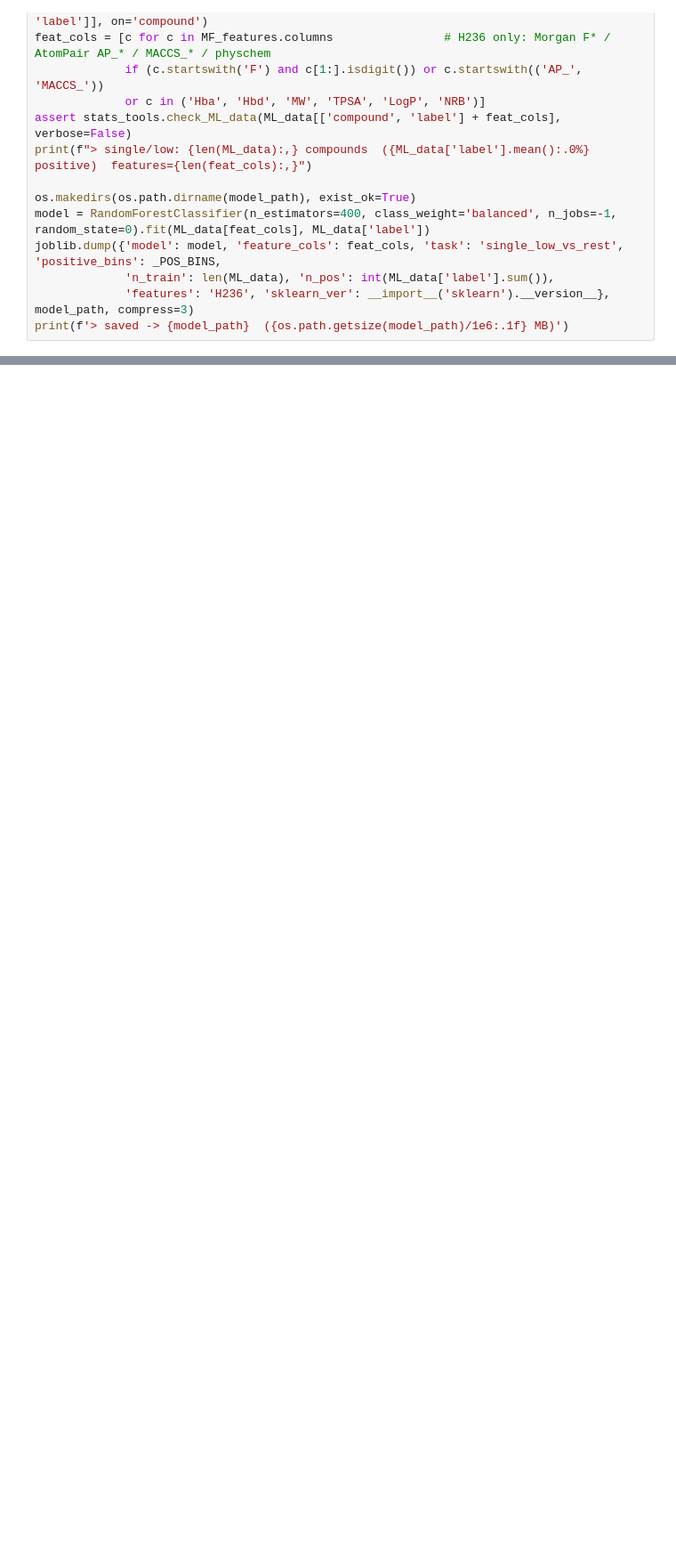
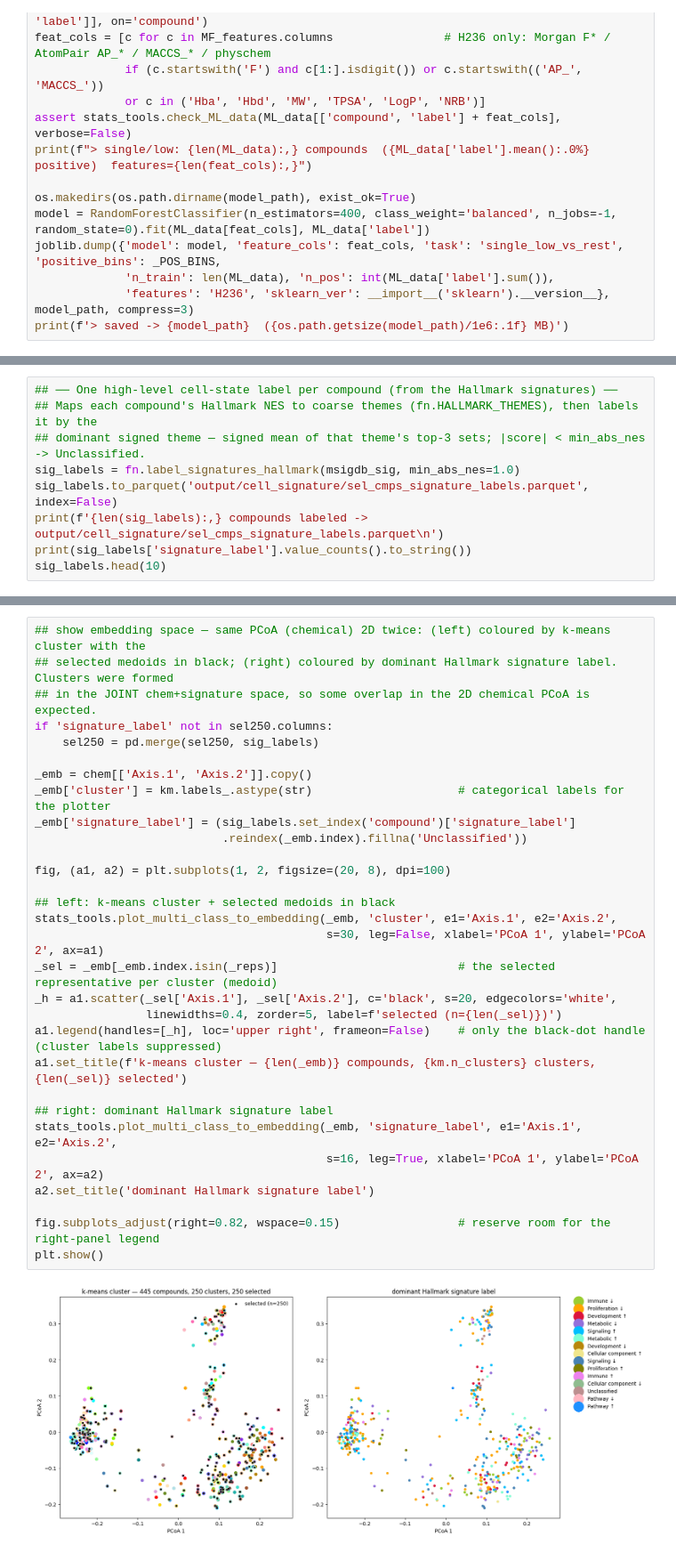
Before and after one commit to gtamo39/MS_ML, a Jupyter notebook: vignettes/MS_TargetML.ipynb, the cells around one changed output, grey strips where cells are left out. Shown at 89% size. Saved outputs shown, nothing was run; the diff lists cells and outputs as text; blank space fills up the shorter version.

Commit message:
PX 250 at 1uM with chemical space

```diff
--- a/vignettes/MS_TargetML.ipynb
+++ b/vignettes/MS_TargetML.ipynb
@@ -2404,0 +2254,9 @@ print(f'> saved -> {model_path}  ({os.path.getsize(model_path)/1e6:.1f} MB)')
+# %%
+## ── One high-level cell-state label per compound (from the Hallmark signatures) ──
+## Maps each compound's Hallmark NES to coarse themes (fn.HALLMARK_THEMES), then labels it by the
+## dominant signed theme — signed mean of that theme's top-3 sets; |score| < min_abs_nes -> Unclassified.
+sig_labels = fn.label_signatures_hallmark(msigdb_sig, min_abs_nes=1.0)
+sig_labels.to_parquet('output/cell_signature/sel_cmps_signature_labels.parquet', index=False)
+print(f'{len(sig_labels):,} compounds labeled -> output/cell_signature/sel_cmps_signature_labels.parquet\n')
+print(sig_labels['signature_label'].value_counts().to_string())
+sig_labels.head(10)
@@ -2404,0 +2371,32 @@ print(f'> saved -> {model_path}  ({os.path.getsize(model_path)/1e6:.1f} MB)')
+# %%
+## show embedding space — same PCoA (chemical) 2D twice: (left) coloured by k-means cluster with the
+## selected medoids in black; (right) coloured by dominant Hallmark signature label. Clusters were formed
+## in the JOINT chem+signature space, so some overlap in the 2D chemical PCoA is expected.
+if 'signature_label' not in sel250.columns:
+    sel250 = pd.merge(sel250, sig_labels)
+
+_emb = chem[['Axis.1', 'Axis.2']].copy()
+_emb['cluster'] = km.labels_.astype(str)                     # categorical labels for the plotter
+_emb['signature_label'] = (sig_labels.set_index('compound')['signature_label']
+                           .reindex(_emb.index).fillna('Unclassified'))
+
+fig, (a1, a2) = plt.subplots(1, 2, figsize=(20, 8), dpi=100)
+
+## left: k-means cluster + selected medoids in black
+stats_tools.plot_multi_class_to_embedding(_emb, 'cluster', e1='Axis.1', e2='Axis.2',
+                                          s=30, leg=False, xlabel='PCoA 1', ylabel='PCoA 2', ax=a1)
+_sel = _emb[_emb.index.isin(_reps)]                          # the selected representative per cluster (medoid)
+_h = a1.scatter(_sel['Axis.1'], _sel['Axis.2'], c='black', s=20, edgecolors='white',
+                linewidths=0.4, zorder=5, label=f'selected (n={len(_sel)})')
+a1.legend(handles=[_h], loc='upper right', frameon=False)    # only the black-dot handle (cluster labels suppressed)
+a1.set_title(f'k-means cluster — {len(_emb)} compounds, {km.n_clusters} clusters, {len(_sel)} selected')
+
+## right: dominant Hallmark signature label
+stats_tools.plot_multi_class_to_embedding(_emb, 'signature_label', e1='Axis.1', e2='Axis.2',
+                                          s=16, leg=True, xlabel='PCoA 1', ylabel='PCoA 2', ax=a2)
+a2.set_title('dominant Hallmark signature label')
+
+fig.subplots_adjust(right=0.82, wspace=0.15)                 # reserve room for the right-panel legend
+plt.show()
+# %% [output]
+[figure, added]
```
Also changed, not shown: parts of 57 cells of this notebook, 5 other files.
